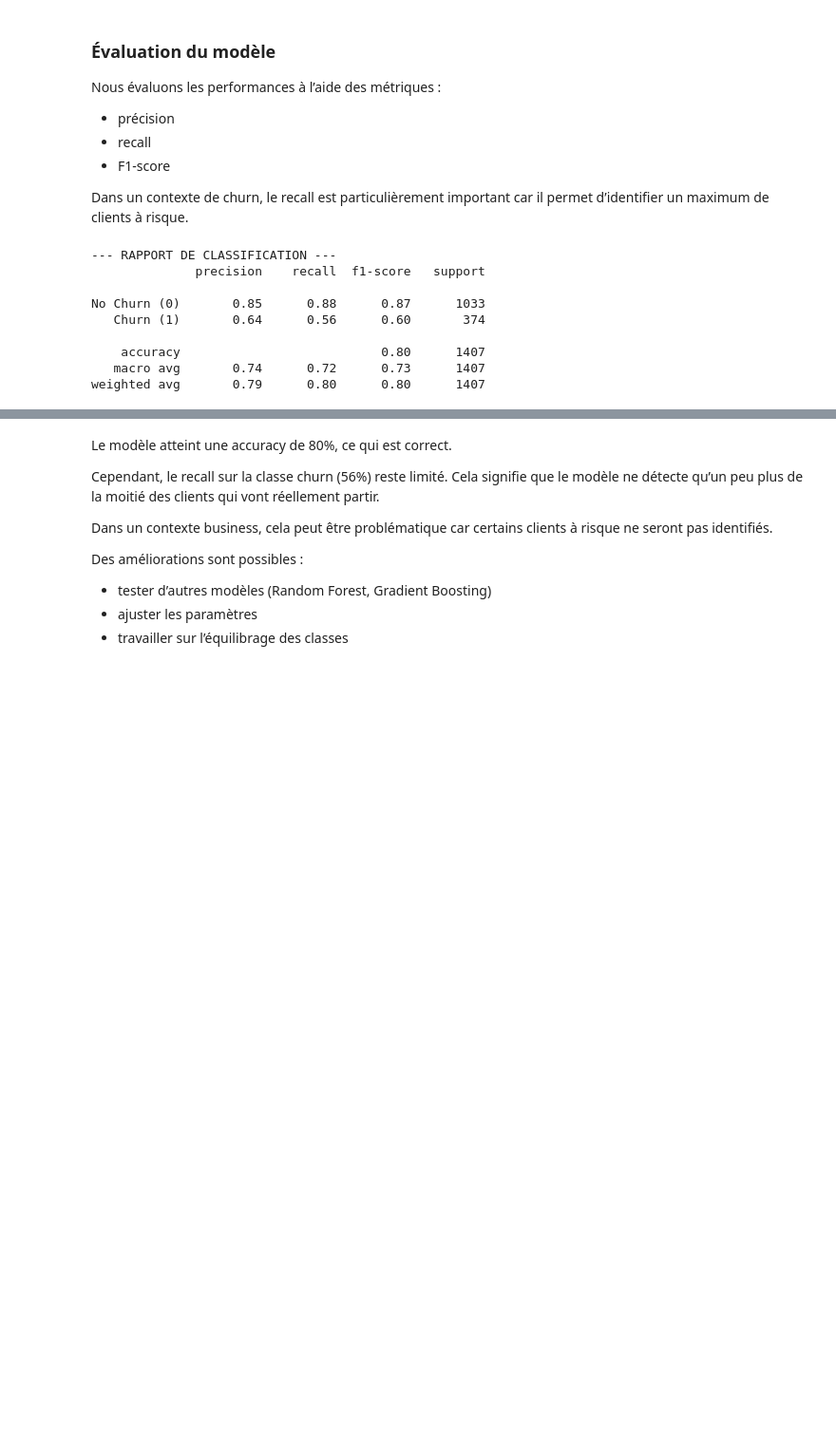
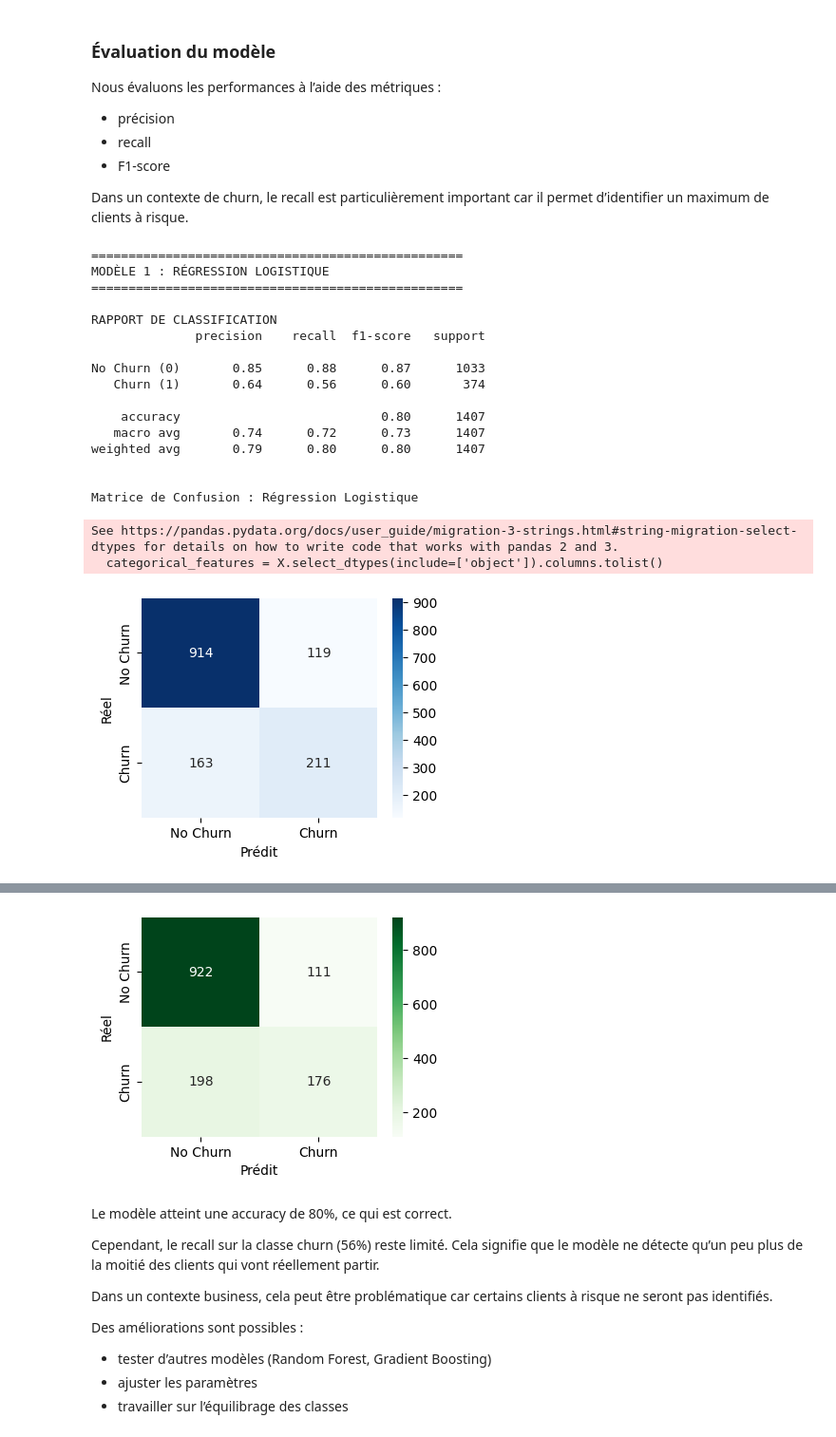
Before and after one commit to Sglinggling/Data-Science-Telco-Churn, a Jupyter notebook: eda.ipynb, the cells around one changed output, grey strips where cells are left out. Shown at 95% size. Drawn from its saved outputs; the diff is of its cells as text; code cells hidden in the pictures; blank space fills up the shorter version.

```diff
--- a/eda.ipynb
+++ b/eda.ipynb
@@ -251,36 +322,90 @@ Nous évaluons les performances à l’aide des métriques :
 
 Dans un contexte de churn, le recall est particulièrement important car il permet d’identifier un maximum de clients à risque.
 # %%
-# 4. Création de la Pipeline de Preprocessing
+from sklearn.metrics import classification_report, confusion_matrix
+import seaborn as sns
+import matplotlib.pyplot as plt
+from sklearn.ensemble import RandomForestClassifier
+from sklearn.compose import ColumnTransformer
+from sklearn.preprocessing import StandardScaler, OneHotEncoder
+from sklearn.pipeline import Pipeline
+
+# 4. Création du Preprocessor (identique à ce que tu as fait)
 numeric_features = ['tenure', 'MonthlyCharges', 'TotalCharges']
 categorical_features = X.select_dtypes(include=['object']).columns.tolist()
 
 preprocessor = ColumnTransformer(
     transformers=[
         ('num', StandardScaler(), numeric_features),
         ('cat', OneHotEncoder(drop='first', sparse_output=False, handle_unknown='ignore'), categorical_features)
     ])
+# MODÈLE 1 : RÉGRESSION LOGISTIQUE
 
-# 5. Création du Modèle complet (Preprocessing + Régression Logistique)
-model_pipeline = Pipeline(steps=[
+print("="*50)
+print("MODÈLE 1 : RÉGRESSION LOGISTIQUE")
+print("="*50)
+
+log_pipeline = Pipeline(steps=[
     ('preprocessor', preprocessor),
     ('classifier', LogisticRegression(max_iter=1000, random_state=42))
 ])
 
-# 6. Entraînement sur X_train et Prédiction sur X_test
-model_pipeline.fit(X_train, y_train)
-y_pred = model_pipeline.predict(X_test)
+log_pipeline.fit(X_train, y_train)
+y_pred_log = log_pipeline.predict(X_test)
 
-# 7. Évaluation et affichage des métriques
-print("--- RAPPORT DE CLASSIFICATION ---")
-print(classification_report(y_test, y_pred, target_names=['No Churn (0)', 'Churn (1)']))
+print("\nRAPPORT DE CLASSIFICATION")
+print(classification_report(y_test, y_pred_log, target_names=['No Churn (0)', 'Churn (1)']))
+
+print("\nMatrice de Confusion : Régression Logistique")
+cm_log = confusion_matrix(y_test, y_pred_log)
+plt.figure(figsize=(4,3))
+sns.heatmap(cm_log, annot=True, fmt='d', cmap='Blues', xticklabels=['No Churn', 'Churn'], yticklabels=['No Churn', 'Churn'])
+plt.xlabel("Prédit")
+plt.ylabel("Réel")
+plt.show()
+
+# MODÈLE 2 : RANDOM FOREST
+print("\n" + "="*50)
+print("MODÈLE 2 : RANDOM FOREST")
+print("="*50)
+
+# On crée une 2ème pipeline pour le Random Forest !
+rf_pipeline = Pipeline(steps=[
+    ('preprocessor', preprocessor),
+    ('classifier', RandomForestClassifier(random_state=42))
+])
+
+# Entraînement et Prédiction
+rf_pipeline.fit(X_train, y_train)
+y_pred_rf = rf_pipeline.predict(X_test)
+
+print("\nRAPPORT DE CLASSIFICATION")
+print(classification_report(y_test, y_pred_rf, target_names=['No Churn (0)', 'Churn (1)']))
+
+print("\nMatrice de Confusion : Random Forest")
+cm_rf = confusion_matrix(y_test, y_pred_rf)
+plt.figure(figsize=(4,3))
+sns.heatmap(cm_rf, annot=True, fmt='d', cmap='Greens', xticklabels=['No Churn', 'Churn'], yticklabels=['No Churn', 'Churn'])
+plt.xlabel("Prédit")
+plt.ylabel("Réel")
+plt.show()
 # %% [output]
---- RAPPORT DE CLASSIFICATION ---
+==================================================
+MODÈLE 1 : RÉGRESSION LOGISTIQUE
+==================================================
+
+RAPPORT DE CLASSIFICATION
               precision    recall  f1-score   support
 
 No Churn (0)       0.85      0.88      0.87      1033
    Churn (1)       0.64      0.56      0.60       374
 
     accuracy                           0.80      1407
    macro avg       0.74      0.72      0.73      1407
 weighted avg       0.79      0.80      0.80      1407
+
+
+Matrice de Confusion : Régression Logistique
+See https://pandas.pydata.org/docs/user_guide/migration-3-strings.html#string-migration-select-dtypes for details on how to write code that works with pandas 2 and 3.
+  categorical_features = X.select_dtypes(include=['object']).columns.tolist()
+[figure, added]
@@ -287,3 +428,4 @@ weighted avg       0.79      0.80      0.80      1407
+[figure, added]
 # %% [markdown]
 Le modèle atteint une accuracy de 80%, ce qui est correct.
 
```
Also changed, not shown: parts of 12 cells of this notebook, 7 other files.
